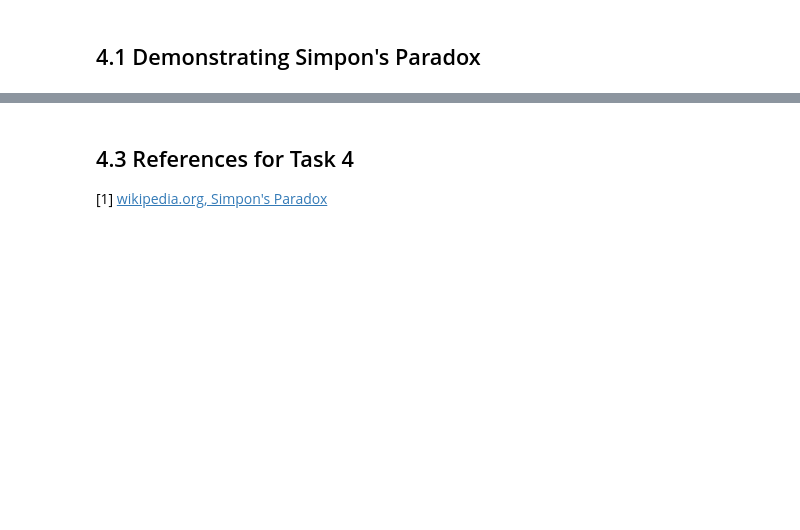
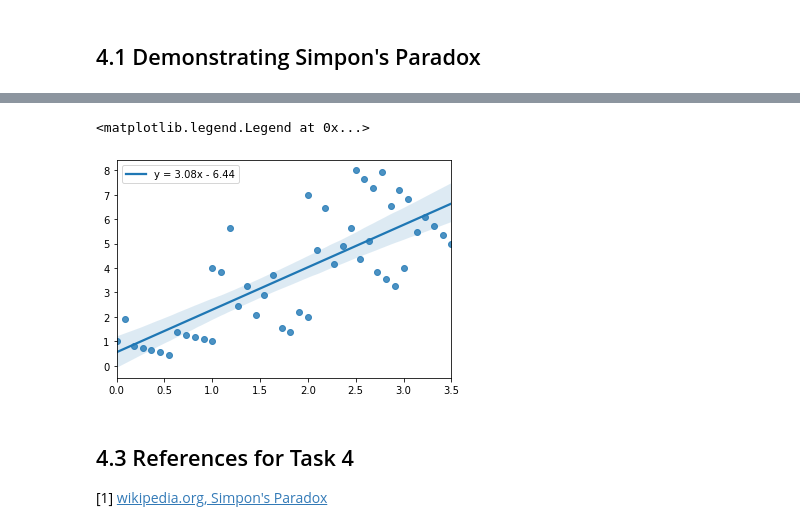
Before and after one commit to PaulSweeney89/FDA-Tasks, a Jupyter notebook: Tasks Jupyter.ipynb, the cells around one changed output, grey strips where cells are left out. Cells and saved outputs as stored; diff of their text form; code cells hidden in the pictures; blank space fills up the shorter version.

```diff
--- a/Tasks Jupyter.ipynb
+++ b/Tasks Jupyter.ipynb
@@ -651,3 +728,9 @@ Simpson's paradox can occur as a real world statistical phenomenon, it illustrat
+# %%
+sns.regplot(x_array, y_array)
+plt.legend(["y = 3.08x - 6.44"])
+# %% [output]
+<matplotlib.legend.Legend at 0x...>
+[figure, added]
 # %% [markdown]
 ## 4.3 References for Task 4
 
```
Also changed, not shown: parts of 18 cells of this notebook.
